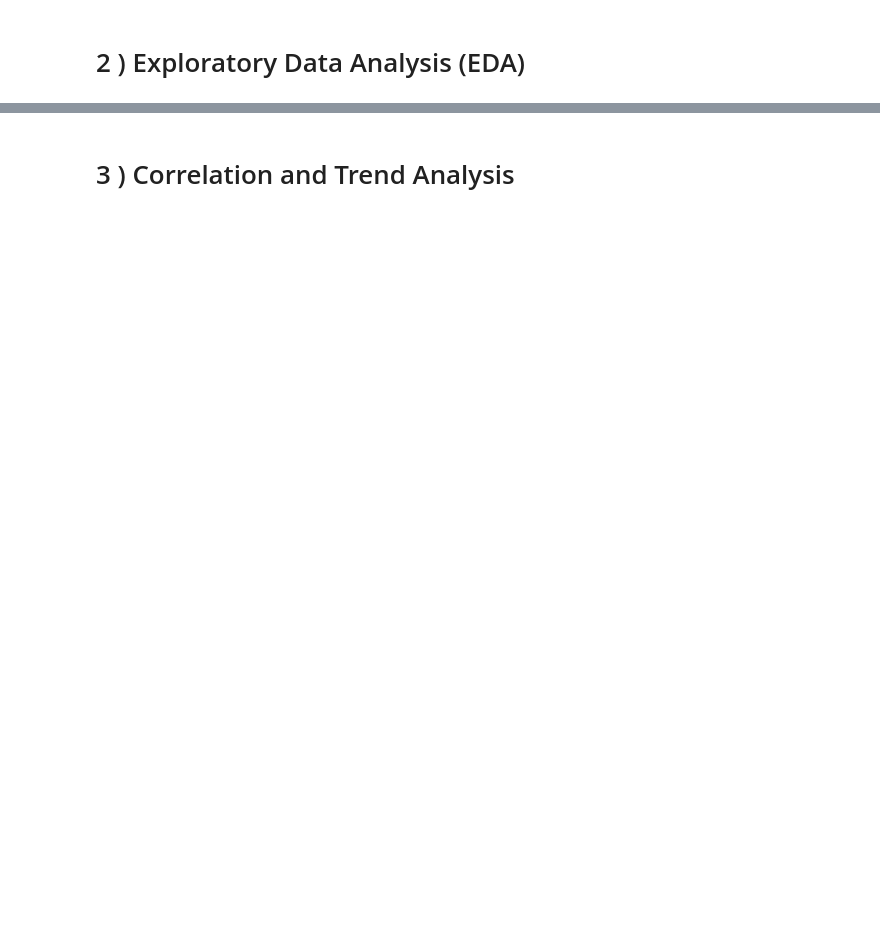
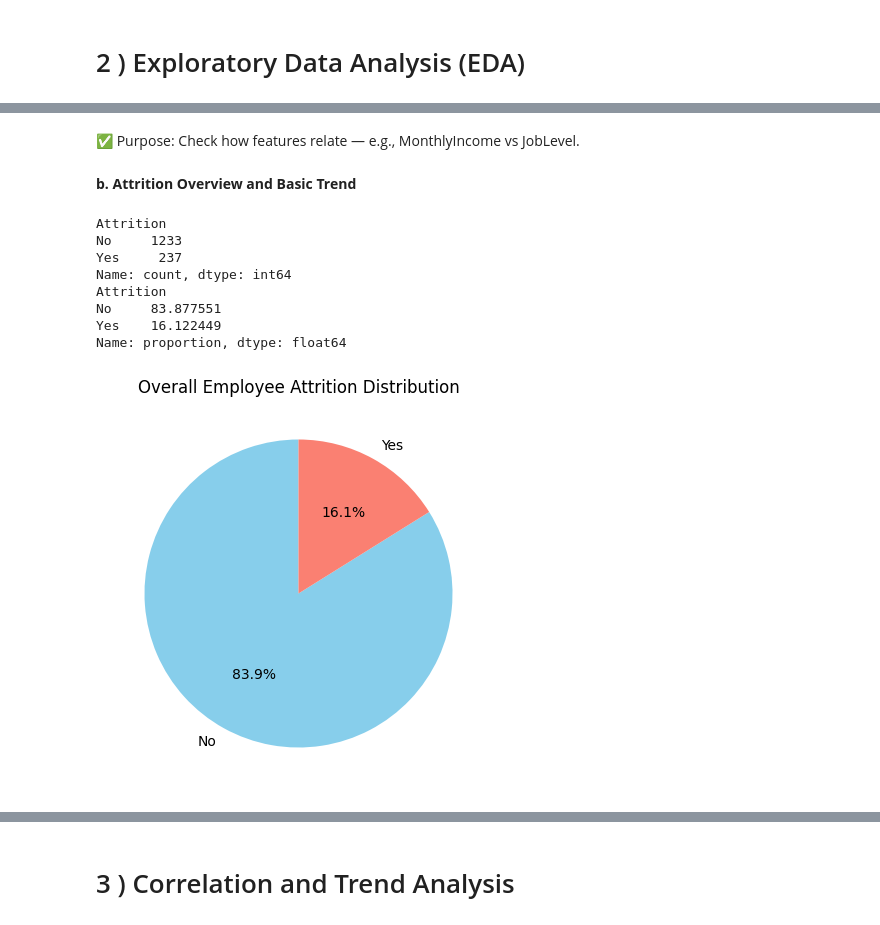
Before and after one commit to y-fares/PSTB-YCDynamics-Hackathon-1, a Jupyter notebook: yc_dynamics_hackathon1_subj3.ipynb, the cells around one changed output, grey strips where cells are left out. Cells and saved outputs as stored; diff of their text form; code cells hidden in the pictures; blank space fills up the shorter version.

```diff
--- a/yc_dynamics_hackathon1_subj3.ipynb
+++ b/yc_dynamics_hackathon1_subj3.ipynb
@@ -170,0 +273,27 @@ np.int64(0)
+# %% [markdown]
+✅ Purpose: Check how features relate — e.g., MonthlyIncome vs JobLevel.
+# %% [markdown]
+**b. Attrition Overview and Basic Trend**
+# %%
+# Count and percentage
+attr_counts = df['Attrition'].value_counts()
+attr_percent = df['Attrition'].value_counts(normalize=True) * 100
+
+print(attr_counts)
+print(attr_percent)
+
+# Pie chart for quick visualization
+plt.figure(figsize=(5,5))
+plt.pie(attr_counts, labels=attr_counts.index, autopct='%1.1f%%', startangle=90, colors=['skyblue', 'salmon'])
+plt.title("Overall Employee Attrition Distribution")
+plt.show()
+# %% [output]
+Attrition
+No     1233
+Yes     237
+Name: count, dtype: int64
+Attrition
+No     83.877551
+Yes    16.122449
+Name: proportion, dtype: float64
+[figure, added]
```
Also changed, not shown: parts of 37 cells of this notebook.
